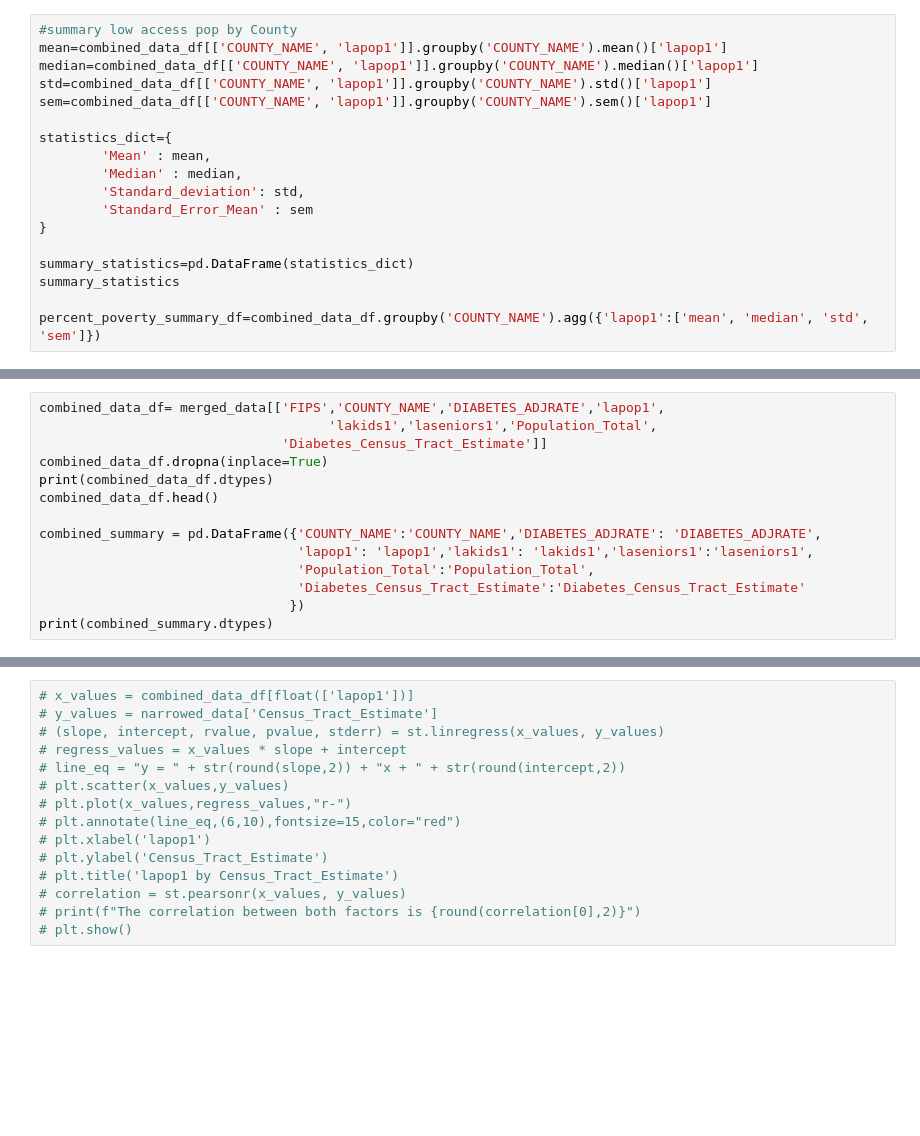
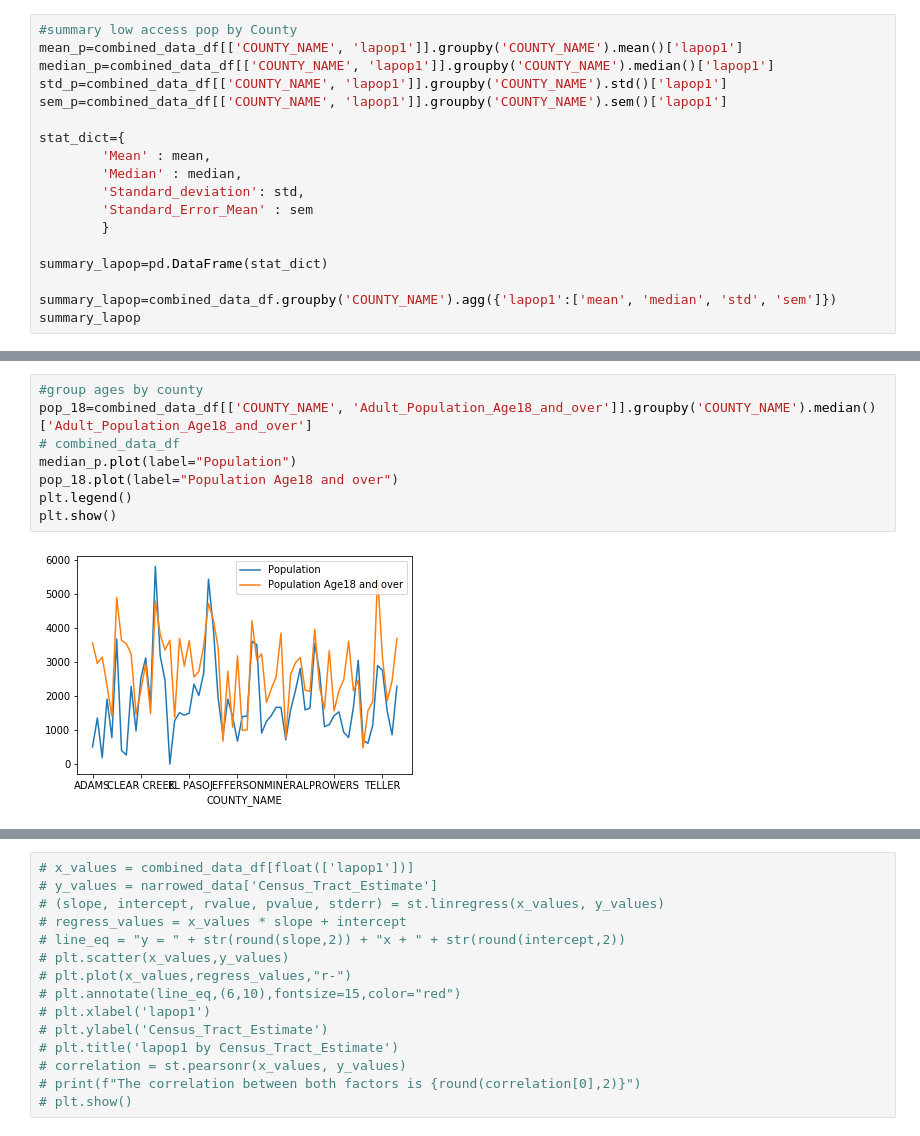
Before and after one commit to Ryan-Eberle/Diabetes-Demographics-in-Colorado, a Jupyter notebook: Diabetes_age_analysis.ipynb, the cells around one changed output, grey strips where cells are left out. Cells and saved outputs as stored; diff of their text form; blank space fills up the shorter version.

```diff
--- a/Diabetes_age_analysis.ipynb
+++ b/Diabetes_age_analysis.ipynb
@@ -38,19 +38,19 @@ combined_grouped_counties.head()
 # %%
 #summary low access pop by County
-mean=combined_data_df[['COUNTY_NAME', 'lapop1']].groupby('COUNTY_NAME').mean()['lapop1']
-median=combined_data_df[['COUNTY_NAME', 'lapop1']].groupby('COUNTY_NAME').median()['lapop1']
-std=combined_data_df[['COUNTY_NAME', 'lapop1']].groupby('COUNTY_NAME').std()['lapop1']
-sem=combined_data_df[['COUNTY_NAME', 'lapop1']].groupby('COUNTY_NAME').sem()['lapop1']
+mean_p=combined_data_df[['COUNTY_NAME', 'lapop1']].groupby('COUNTY_NAME').mean()['lapop1']
+median_p=combined_data_df[['COUNTY_NAME', 'lapop1']].groupby('COUNTY_NAME').median()['lapop1']
+std_p=combined_data_df[['COUNTY_NAME', 'lapop1']].groupby('COUNTY_NAME').std()['lapop1']
+sem_p=combined_data_df[['COUNTY_NAME', 'lapop1']].groupby('COUNTY_NAME').sem()['lapop1']
 
-statistics_dict={
+stat_dict={
         'Mean' : mean,
         'Median' : median,
         'Standard_deviation': std,
         'Standard_Error_Mean' : sem
-}
+        }
 
-summary_statistics=pd.DataFrame(statistics_dict)
-summary_statistics
+summary_lapop=pd.DataFrame(stat_dict)
 
-percent_poverty_summary_df=combined_data_df.groupby('COUNTY_NAME').agg({'lapop1':['mean', 'median', 'std', 'sem']})
+summary_lapop=combined_data_df.groupby('COUNTY_NAME').agg({'lapop1':['mean', 'median', 'std', 'sem']})
+summary_lapop
 # %% [output]
@@ -58,14 +71,0 @@ DataError: No numeric types to aggregate
-# %%
-combined_data_df= merged_data[['FIPS','COUNTY_NAME','DIABETES_ADJRATE','lapop1',
-                                     'lakids1','laseniors1','Population_Total',
-                               'Diabetes_Census_Tract_Estimate']]
-combined_data_df.dropna(inplace=True)
-print(combined_data_df.dtypes)
-combined_data_df.head()
-
-combined_summary = pd.DataFrame({'COUNTY_NAME':'COUNTY_NAME','DIABETES_ADJRATE': 'DIABETES_ADJRATE',
-                                 'lapop1': 'lapop1','lakids1': 'lakids1','laseniors1':'laseniors1',
-                                 'Population_Total':'Population_Total',
-                                 'Diabetes_Census_Tract_Estimate':'Diabetes_Census_Tract_Estimate'
-                                })
-print(combined_summary.dtypes)
@@ -86,0 +149,10 @@ ValueError: If using all scalar values, you must pass an index
+# %%
+#group ages by county
+pop_18=combined_data_df[['COUNTY_NAME', 'Adult_Population_Age18_and_over']].groupby('COUNTY_NAME').median()['Adult_Population_Age18_and_over']
+# combined_data_df
+median_p.plot(label="Population")
+pop_18.plot(label="Population Age18 and over")
+plt.legend()
+plt.show()
+# %% [output]
+[figure, added]
```
Also changed, not shown: parts of 16 cells of this notebook, 1 other file.
